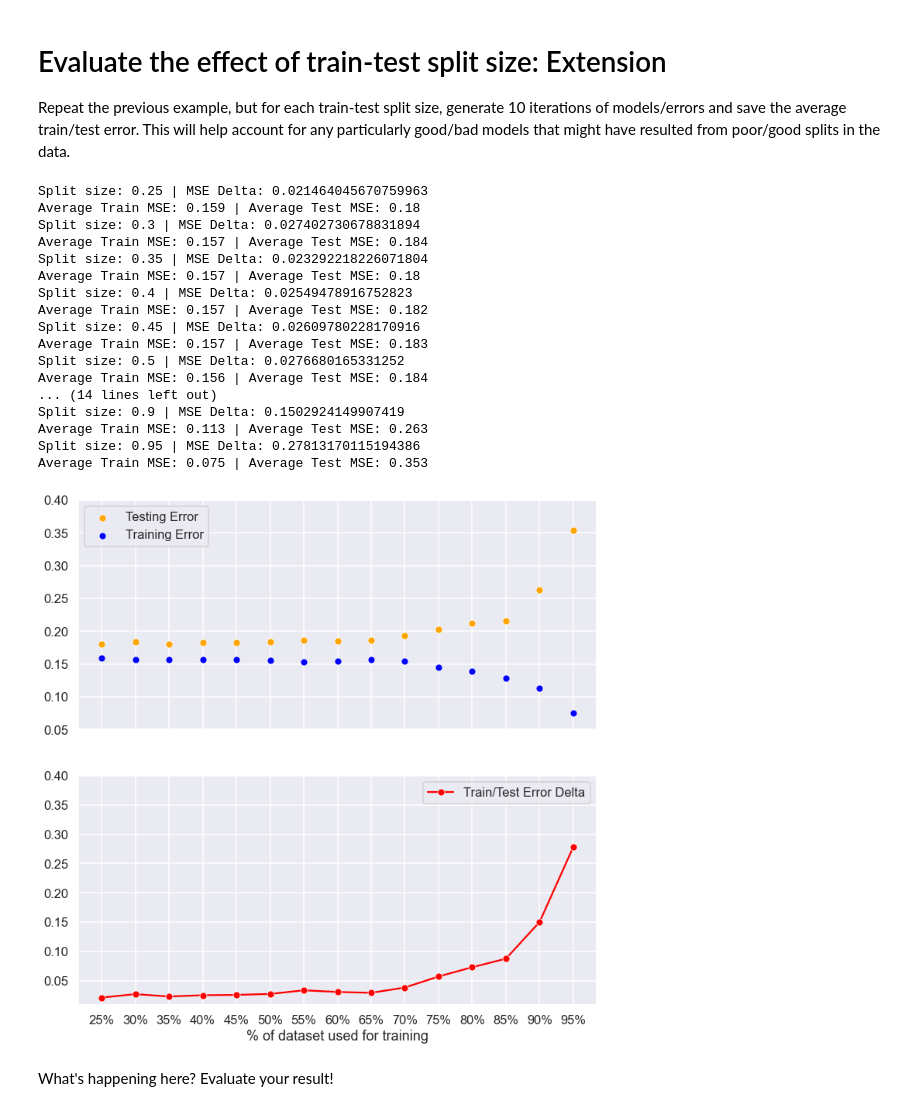
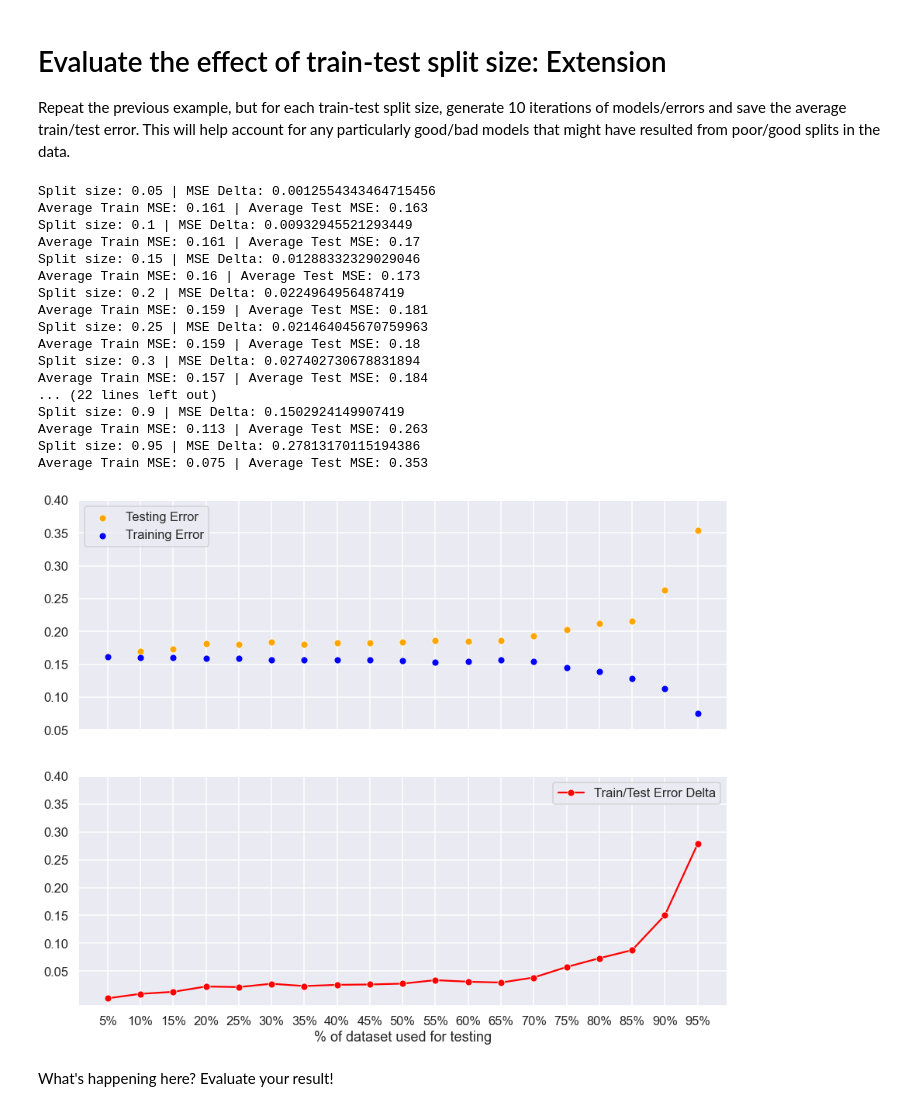
Before and after one commit to willcd/dsc-regression-model-validation-lab-online-ds-sp-000, a Jupyter notebook: index.ipynb, the cells around one changed output. Drawn from its saved outputs; the diff is of its cells as text; code cells hidden in the pictures.

```diff
--- a/index.ipynb
+++ b/index.ipynb
@@ -55,7 +55,7 @@ y = preprocessed['SalePrice_log']
 # Split the data into training and test sets. Use the default split size
 
 from sklearn.model_selection import train_test_split
-X_train, X_test, y_train, y_test = train_test_split(X, y, test_size=0.3, random_state=666)
+X_train, X_test, y_train, y_test = train_test_split(X, y, random_state=666)
 
 print(len(X_train), len(X_test), len(y_train), len(y_test))
 # %% [output]
@@ -119,7 +119,7 @@ state = random.randint(1,1000)
 train_err = []
 test_err = []
 
-sizes = list(range(5,96,5))
+sizes = list(range(5,100,5))
 
 for size in sizes:
     X_train, X_test, y_train, y_test = train_test_split(X, y, test_size=size/100, random_state=state)
@@ -171,7 +171,7 @@ Repeat the previous example, but for each train-test split size, generate 10 ite
 # Your code here
 
 def train_test(X, y, iterations=10, seed=0, verbose=True):
-    sizes=[x/100 for x in range(25,96,5)]
+    sizes=[x/100 for x in range(5,100,5)]
     deltas = []
     train_err = []
     test_err = []
@@ -210,19 +210,19 @@ state = random.randint(1,1000)
 
 sizes, mse_deltas, train_err, test_err = train_test(X, y, seed=state)
 # %% [output]
+Split size: 0.05 | MSE Delta: 0.0012554343464715456
+Average Train MSE: 0.161 | Average Test MSE: 0.163
+Split size: 0.1 | MSE Delta: 0.00932945521293449
+Average Train MSE: 0.161 | Average Test MSE: 0.17
+Split size: 0.15 | MSE Delta: 0.01288332329029046
+Average Train MSE: 0.16 | Average Test MSE: 0.173
+Split size: 0.2 | MSE Delta: 0.0224964956487419
+Average Train MSE: 0.159 | Average Test MSE: 0.181
 Split size: 0.25 | MSE Delta: 0.021464045670759963
 Average Train MSE: 0.159 | Average Test MSE: 0.18
 Split size: 0.3 | MSE Delta: 0.027402730678831894
 Average Train MSE: 0.157 | Average Test MSE: 0.184
-Split size: 0.35 | MSE Delta: 0.023292218226071804
-Average Train MSE: 0.157 | Average Test MSE: 0.18
-Split size: 0.4 | MSE Delta: 0.02549478916752823
-Average Train MSE: 0.157 | Average Test MSE: 0.182
-Split size: 0.45 | MSE Delta: 0.02609780228170916
-Average Train MSE: 0.157 | Average Test MSE: 0.183
-Split size: 0.5 | MSE Delta: 0.0276680165331252
-Average Train MSE: 0.156 | Average Test MSE: 0.184
-... (14 lines left out)
+... (22 lines left out)
 Split size: 0.9 | MSE Delta: 0.1502924149907419
 Average Train MSE: 0.113 | Average Test MSE: 0.263
 Split size: 0.95 | MSE Delta: 0.27813170115194386
@@ -234,21 +234,21 @@ import seaborn as sns
 sns.set_style('darkgrid')
 sns.set_context('talk')
 # %%
-fig, (ax1, ax2) = plt.subplots(2,1, figsize=(12,12), sharex=True)
+fig, (ax1, ax2) = plt.subplots(2,1, figsize=(15,12), sharex=True)
 
 sns.scatterplot(x=sizes, y=test_err, label='Testing Error', ax=ax1, color='orange')
 sns.scatterplot(x=sizes, y=train_err, label='Training Error', ax=ax1, color='blue')
 
 ax1.set_yticks(np.linspace(.05, .4, 8))
 
 sns.lineplot(x=sizes, y=mse_deltas, marker='o', ax=ax2, label='Train/Test Error Delta', color='r')
 ax2.set_yticks(np.linspace(.05, .4, 8))
 
 plt.xticks(sizes)
-plt.xlabel('% of dataset used for training')
+plt.xlabel('% of dataset used for testing')
 ax2.set_xticklabels([str(int(x*100))+'%' for x in sizes]);
 # %% [output]
-[figure, old version]
+[figure, new version]
 # %% [markdown]
 What's happening here? Evaluate your result!
 # %%
```
Also changed, not shown: parts of 3 cells of this notebook.
